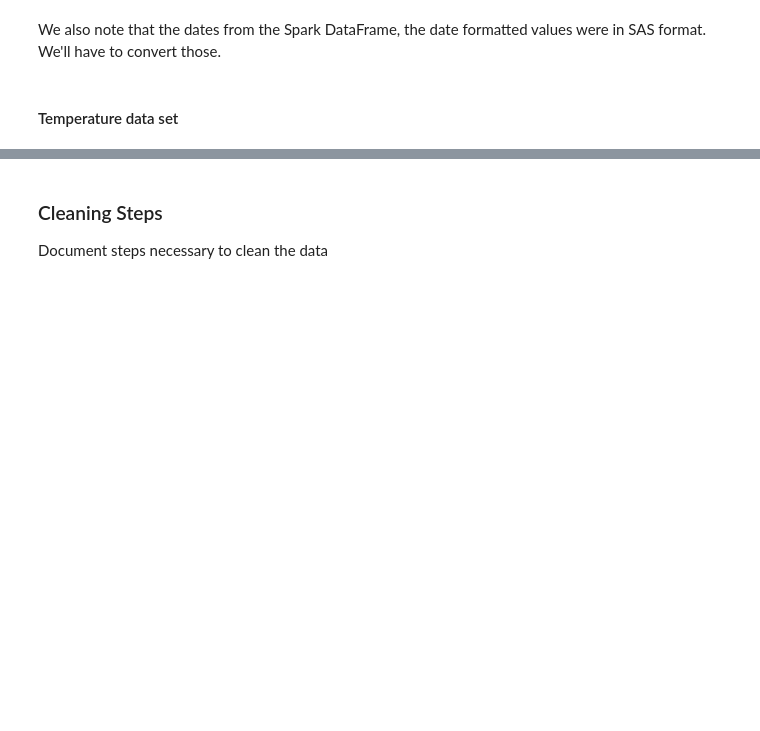
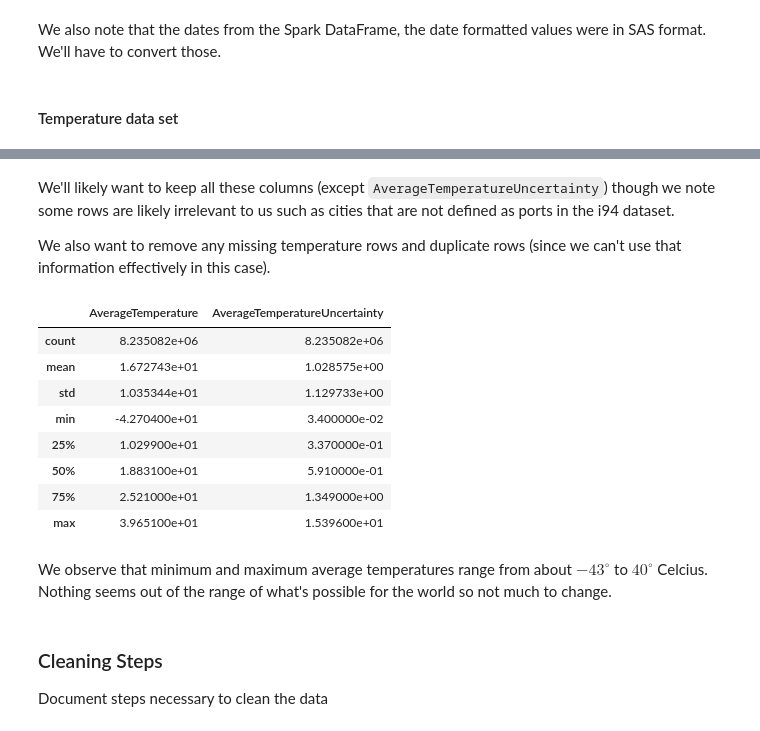
Before and after one commit to MrGeislinger/udacity-data-engineering-nanodegree, a Jupyter notebook: full_etl.ipynb, the cells around one changed output, grey strips where cells are left out. Drawn from its saved outputs; the diff is of its cells as text; code cells hidden in the pictures; blank space fills up the shorter version.

```diff
--- a/full_etl.ipynb
+++ b/full_etl.ipynb
@@ -217,3 +252,21 @@ We also note that the dates from the Spark DataFrame, the date formatted values
+# %% [markdown]
+We'll likely want to keep all these columns (except `AverageTemperatureUncertainty`) though we note some rows are likely irrelevant to us such as cities that are not defined as ports in the i94 dataset.
+
+We also want to remove any missing temperature rows and duplicate rows (since we can't use that information effectively in this case).
+# %%
+df_temp.describe()
+# %% [output]
+|  | AverageTemperature | AverageTemperatureUncertainty |
+| count | 8.235082e+06 | 8.235082e+06 |
+| mean | 1.672743e+01 | 1.028575e+00 |
+| std | 1.035344e+01 | 1.129733e+00 |
+| min | -4.270400e+01 | 3.400000e-02 |
+| 25% | 1.029900e+01 | 3.370000e-01 |
+| 50% | 1.883100e+01 | 5.910000e-01 |
+| 75% | 2.521000e+01 | 1.349000e+00 |
+| max | 3.965100e+01 | 1.539600e+01 |
+# %% [markdown]
+We observe that minimum and maximum average temperatures range from about $-43^\circ$ to $40^\circ$ Celcius. Nothing seems out of the range of what's possible for the world so not much to change.
 # %% [markdown]
 ### Cleaning Steps
 Document steps necessary to clean the data
```
Also changed, not shown: parts of 16 cells of this notebook.
